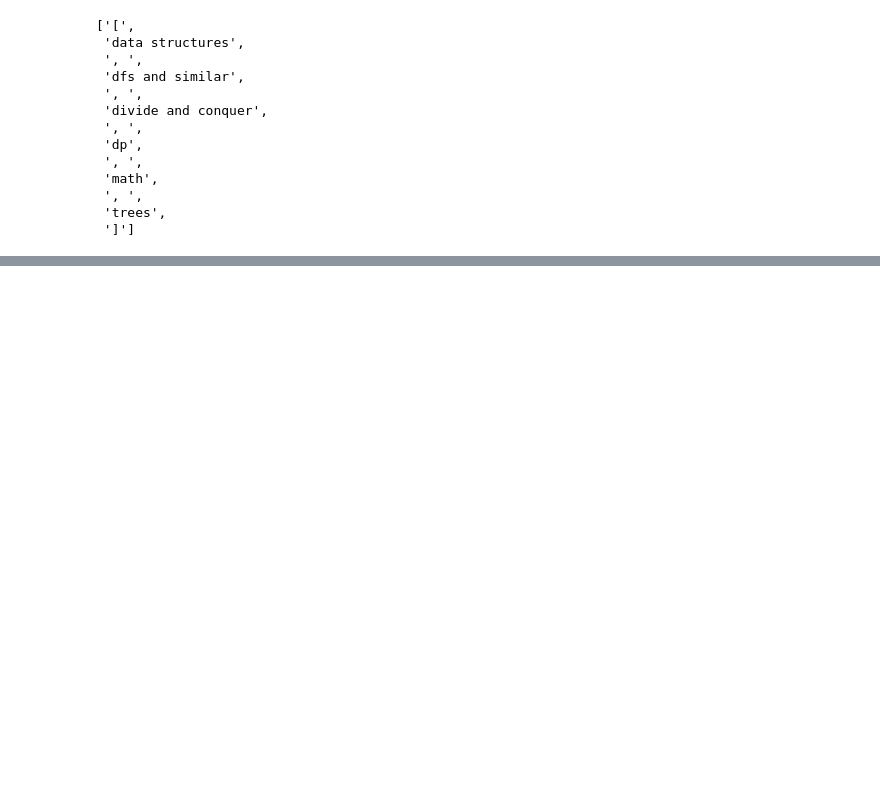
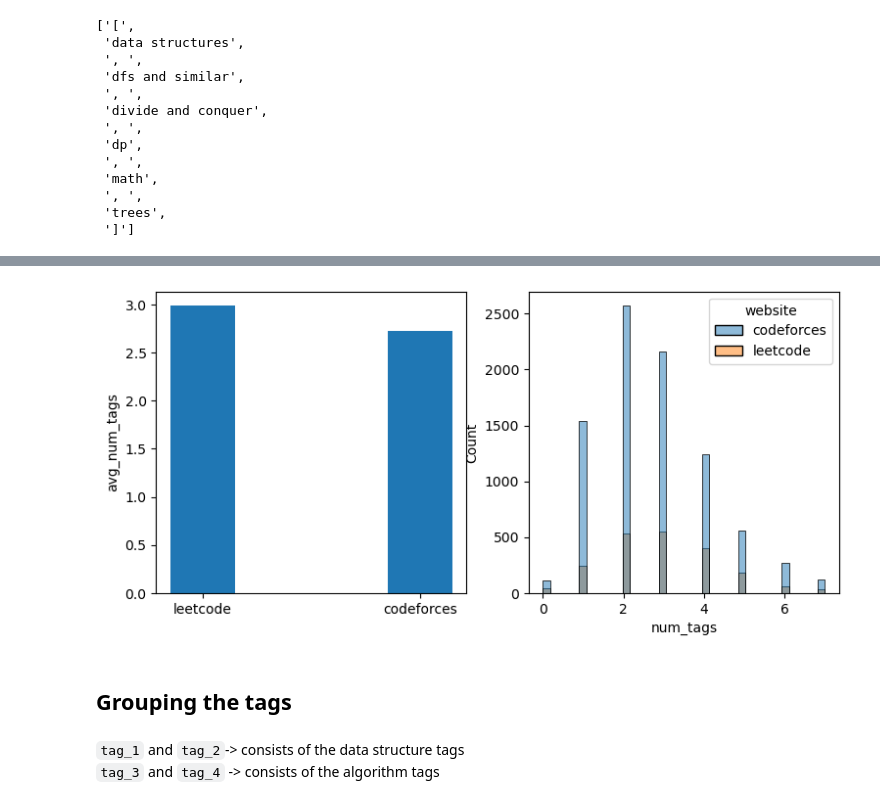
Before and after one commit to SkAndMl/question_tagging, a Jupyter notebook: notebooks/2_cleaning_and_preparing_data.ipynb, the cells around one changed output, grey strips where cells are left out. Drawn from its saved outputs; the diff is of its cells as text; code cells hidden in the pictures; blank space fills up the shorter version.

```diff
--- a/notebooks/2_cleaning_and_preparing_data.ipynb
+++ b/notebooks/2_cleaning_and_preparing_data.ipynb
@@ -102,11 +113,17 @@ df.head()
 for i in range(7):
     df[f"tag_{i+1}"] = pd.NA
 
+df["num_tags"] = 0
+
 for i in range(df.shape[0]):
     tags = df.iloc[i, 2]
     tags = tags.split("'")[1::2]
+    n = 0
     for j, tag in enumerate(tags[:7]):
+        if tag is not pd.NA:
+            n += 1
         df.iloc[i, j+5] = tag
+    df.iat[i, -1] = n
 
 df.head()
 # %% [output]
@@ -116,3 +133,16 @@ df.head()
 | 2 | You are given an array a consisti... | Input: ['65 51 24 51 51 32 455312... | ['binary search', 'brute force', ... | codeforces | 182 | binary search | brute force | data structures | two pointers | ... |
 | 3 | Timofey has an apple tree growing... | Input: ['251 23 45 33 243 45 14 4... | ['combinatorics', 'dfs and simila... | codeforces | 243 | combinatorics | dfs and similar | dp | math | ... |
 | 4 | Vanya really likes math. One day ... | Input: ['631037110000000000000000... | ['bitmasks', 'combinatorics', 'ma... | codeforces | 167 | bitmasks | combinatorics | math | trees | ... |
+# %%
+avg_tags_lc = df[df["website"]=="leetcode"]["num_tags"].mean()
+avg_tags_cf = df[df["website"]=="codeforces"]["num_tags"].mean()
+
+plt.figure(figsize=(9, 4))
+plt.subplot(121)
+plt.bar(x=[0,1], height=[avg_tags_lc, avg_tags_cf], width=0.3)
+plt.xticks(range(2), ["leetcode", "codeforces"])
+plt.ylabel("avg_num_tags");
+plt.subplot(122)
+sns.histplot(x=df["num_tags"], hue=df["website"]);
+# %% [output]
+[figure, added]
@@ -118,0 +153,5 @@ df.head()
+# %% [markdown]
+## Grouping the tags
+# %% [markdown]
+`tag_1` and `tag_2`-> consists of the data structure tags <br>
+`tag_3` and `tag_4` -> consists of the algorithm tags
```
Also changed, not shown: parts of 7 cells of this notebook.
